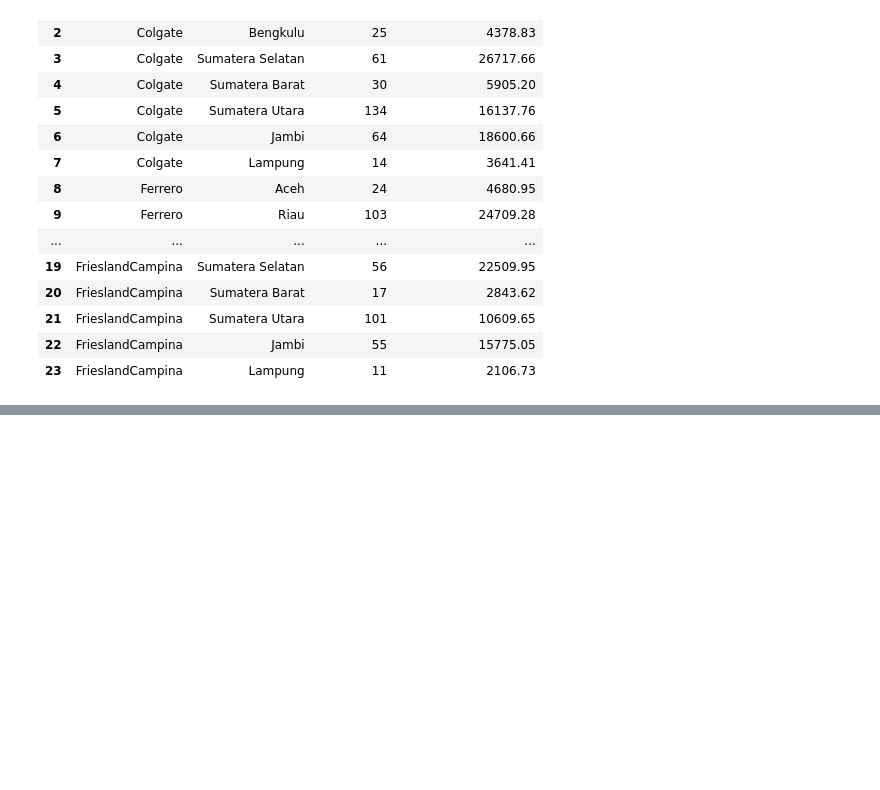
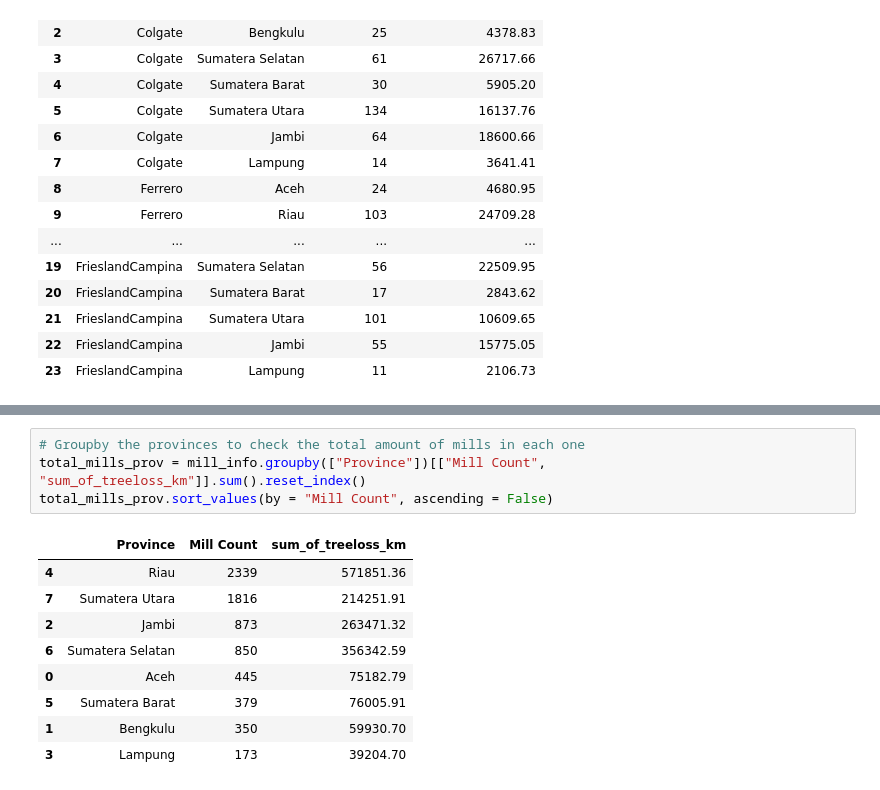
Before and after one commit to janinevillegas/PalmWatch, a Jupyter notebook: Companies_Indonesia/Companies_Indonesia/companies_Sumatra.ipynb, the cells around one changed output, grey strips where cells are left out. Drawn from its saved outputs; the diff is of its cells as text; blank space fills up the shorter version.

```diff
--- a/Companies_Indonesia/Companies_Indonesia/companies_Sumatra.ipynb
+++ b/Companies_Indonesia/Companies_Indonesia/companies_Sumatra.ipynb
@@ -237,0 +254,14 @@ mill_info.sort_values(by = ["Mill Count", "sum_of_treeloss_km"], ascending = Fal
+# %%
+# Groupby the provinces to check the total amount of mills in each one
+total_mills_prov = mill_info.groupby(["Province"])[["Mill Count", "sum_of_treeloss_km"]].sum().reset_index()
+total_mills_prov.sort_values(by = "Mill Count", ascending = False)
+# %% [output]
+|  | Province | Mill Count | sum_of_treeloss_km |
+| 4 | Riau | 2339 | 571851.36 |
+| 7 | Sumatera Utara | 1816 | 214251.91 |
+| 2 | Jambi | 873 | 263471.32 |
+| 6 | Sumatera Selatan | 850 | 356342.59 |
+| 0 | Aceh | 445 | 75182.79 |
+| 5 | Sumatera Barat | 379 | 76005.91 |
+| 1 | Bengkulu | 350 | 59930.70 |
+| 3 | Lampung | 173 | 39204.70 |
```
Also changed, not shown: parts of 5 cells of this notebook.
